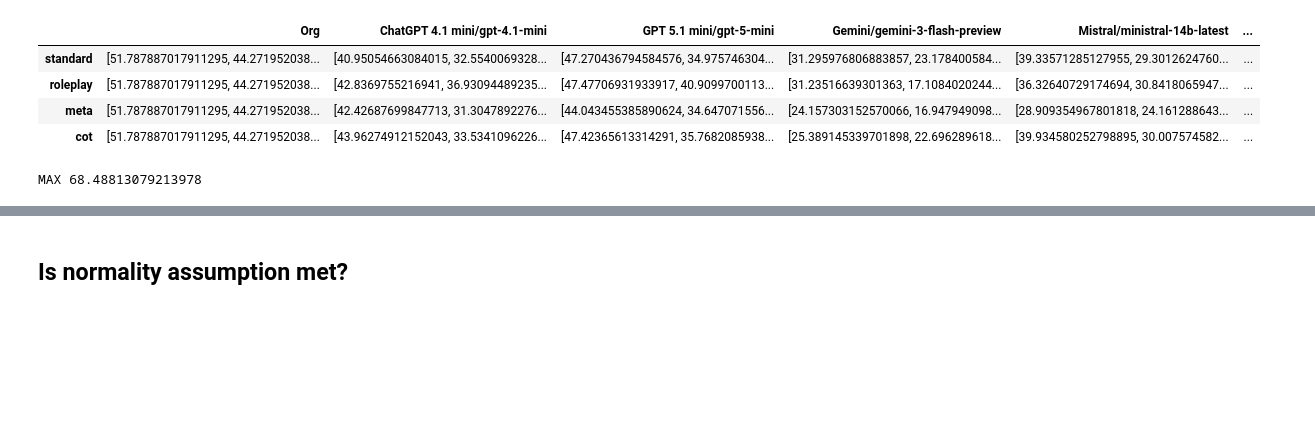
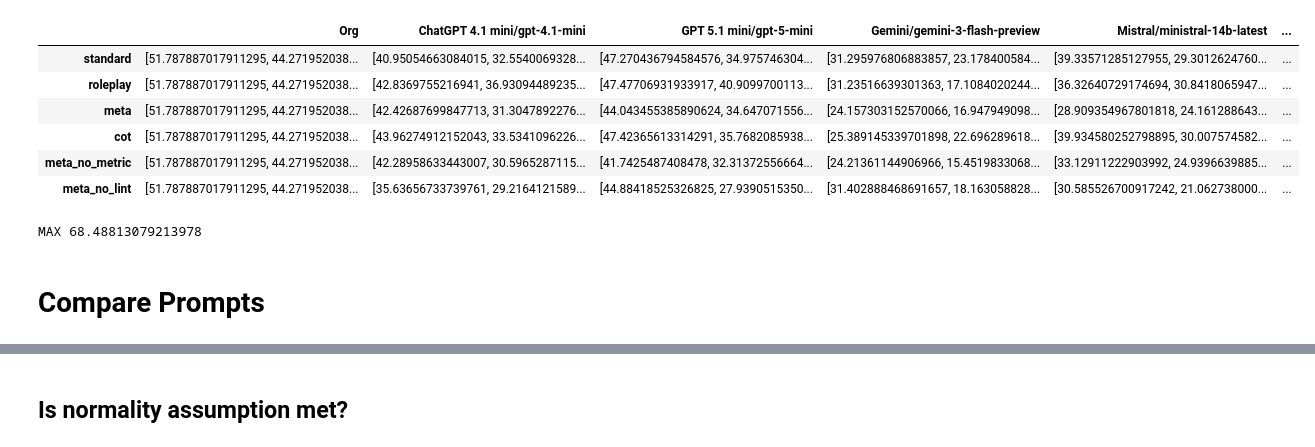
Before and after one commit to ChielChiel/Thesis-LLM-LiNT, a Jupyter notebook: anova.ipynb, the cells around one changed output, grey strips where cells are left out. Cells and saved outputs as stored; diff of their text form; code cells hidden in the pictures; blank space fills up the shorter version.

Commit message:
Meta prompt variants data is here now as well. Performed ANOVA's

```diff
--- a/anova.ipynb
+++ b/anova.ipynb
@@ -6,7 +6,10 @@ from statsmodels.stats.anova import AnovaRM
 import statsmodels.api as sm
 import matplotlib.pyplot as plt
 import pingouin as pg
+# %%
+LINT_FEATURE = "lint_score"
 # %%
-overview_df = pd.read_parquet("./output/overview.parquet")
+# overview_df = pd.read_parquet("./output/overview.parquet")
+overview_df = pd.read_parquet("./output/overview_extented.parquet")
 # %%
 overview_df
@@ -35,10 +34,12 @@ zkb
 # %%
 # Calculate max value for standard
-lintlvl = zkb.xs("lint_score", 1, 1)
+lintlvl = zkb.xs(LINT_FEATURE, 1, 1)
 lintlvl
 # %% [output]
 |  | Org | ChatGPT 4.1 mini/gpt-4.1-mini | GPT 5.1 mini/gpt-5-mini | Gemini/gemini-3-flash-preview | Mistral/ministral-14b-latest | ... |
 | standard | [51.787887017911295, 44.271952038... | [40.95054663084015, 32.5540069328... | [47.270436794584576, 34.975746304... | [31.295976806883857, 23.178400584... | [39.33571285127955, 29.3012624760... | ... |
 | roleplay | [51.787887017911295, 44.271952038... | [42.8369755216941, 36.93094489235... | [47.47706931933917, 40.9099700113... | [31.23516639301363, 17.1084020244... | [36.32640729174694, 30.8418065947... | ... |
 | meta | [51.787887017911295, 44.271952038... | [42.42687699847713, 31.3047892276... | [44.043455385890624, 34.647071556... | [24.157303152570066, 16.947949098... | [28.909354967801818, 24.161288643... | ... |
 | cot | [51.787887017911295, 44.271952038... | [43.96274912152043, 33.5341096226... | [47.42365613314291, 35.7682085938... | [25.389145339701898, 22.696289618... | [39.934580252798895, 30.007574582... | ... |
+| meta_no_metric | [51.787887017911295, 44.271952038... | [42.28958633443007, 30.5965287115... | [41.7425487408478, 32.31372556664... | [24.21361144906966, 15.4519833068... | [33.12911222903992, 24.9396639885... | ... |
+| meta_no_lint | [51.787887017911295, 44.271952038... | [35.63656733739761, 29.2164121589... | [44.88418525326825, 27.9390515350... | [31.402888468691657, 18.163058828... | [30.585526700917242, 21.062738000... | ... |
@@ -54,6 +57,8 @@ for idx, row in lintlvl.iloc[:,0:5].iterrows():
 print("MAX", max_val)
 # %% [output]
 MAX 68.48813079213978
+# %% [markdown]
+# Compare Prompts
 # %%
 dummy_models = []
 all_gains = []
```
Also changed, not shown: parts of 92 cells of this notebook, 12 other files.
